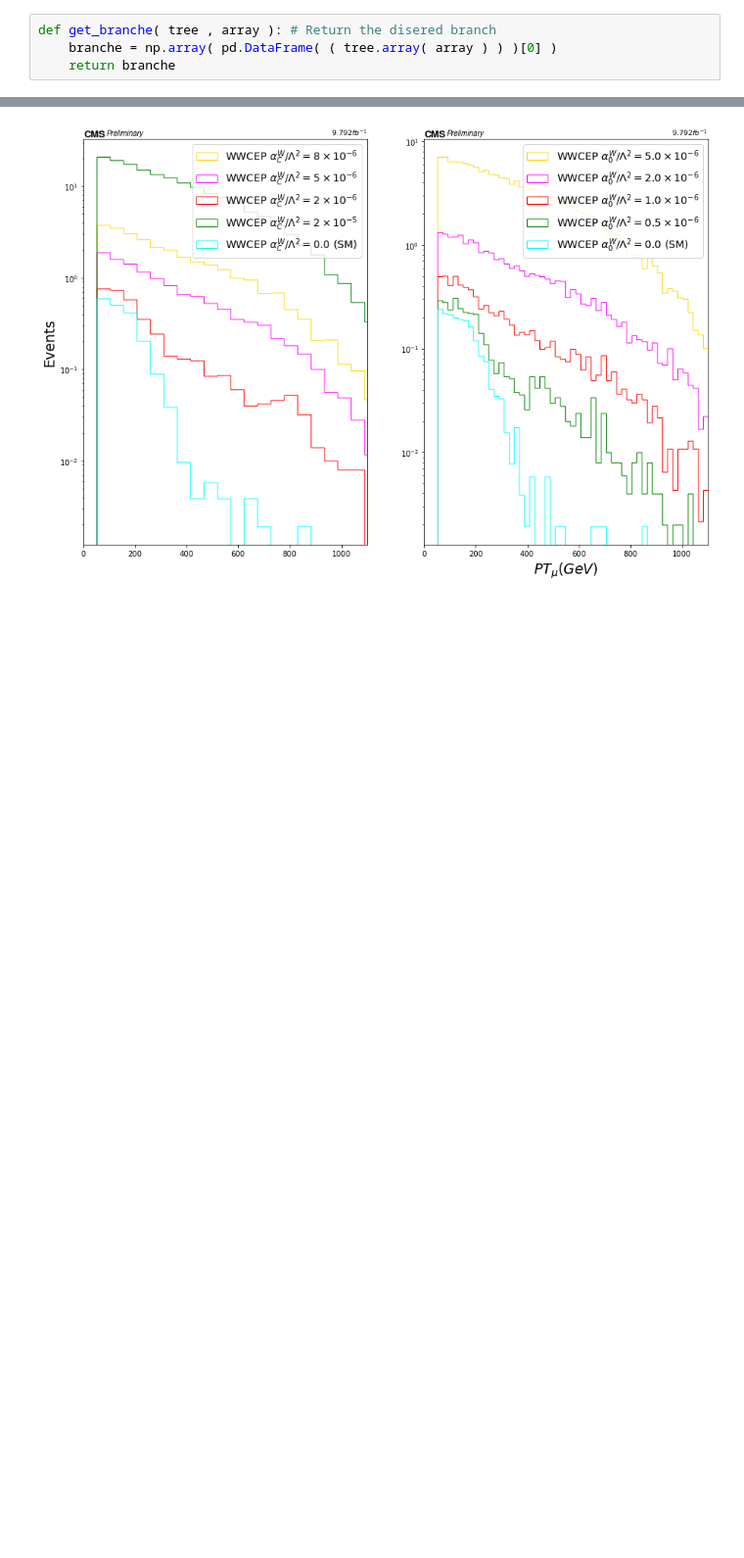
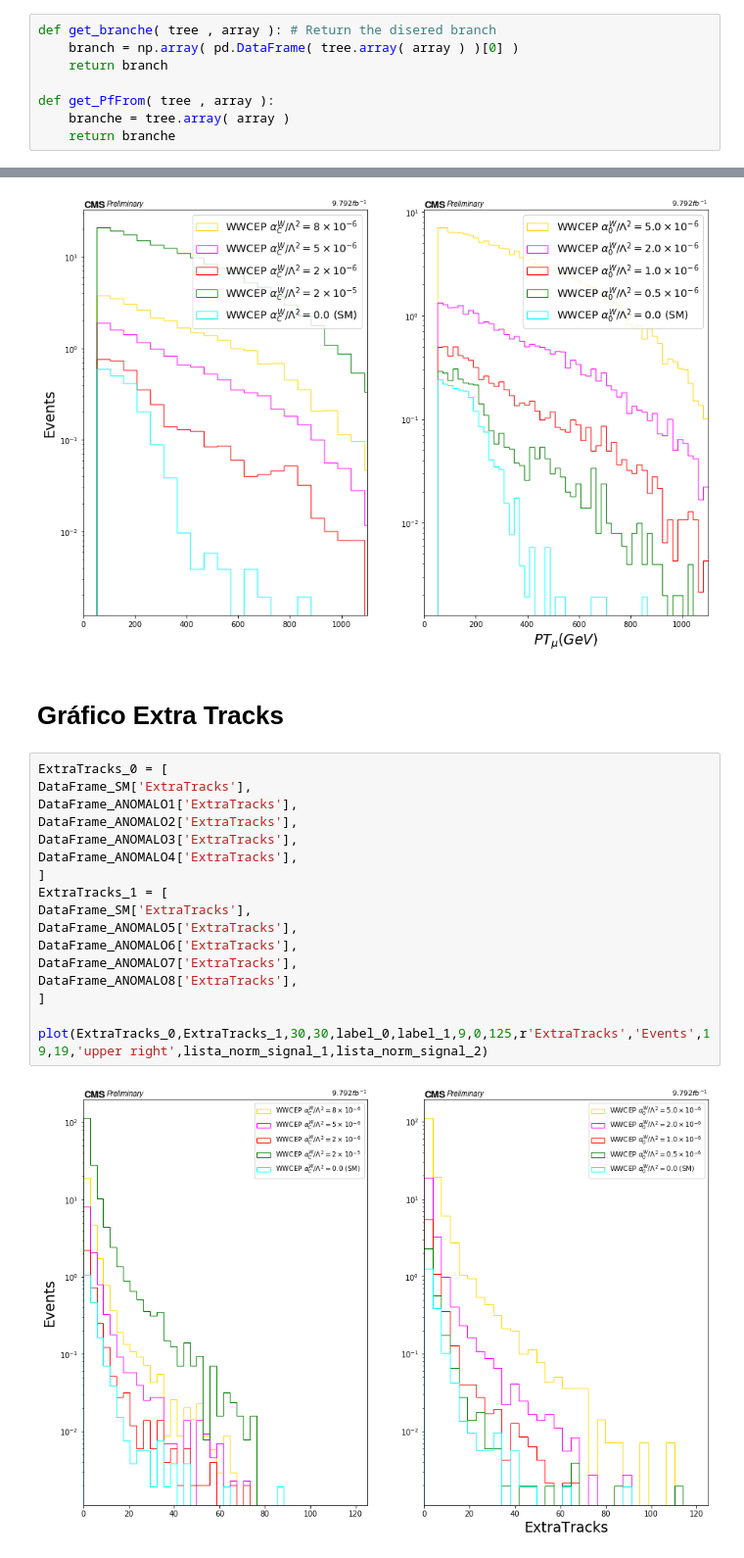
Before and after one commit to teteumac/Acoplamento-Quartico-Anomalo, a Jupyter notebook: AQAg_plot_signal.ipynb, the cells around one changed output, grey strips where cells are left out. Shown at 98% size. Cells and saved outputs as stored; diff of their text form; blank space fills up the shorter version.

```diff
--- a/AQAg_plot_signal.ipynb
+++ b/AQAg_plot_signal.ipynb
@@ -93,7 +94,11 @@ tree_ANOMALO8 = open_files( PATH + ANOMALO8 )
 A função abaixo ( get_branche ) vai retornar um array do branche escolhido, por exemplo muon_pt, jetAK8_pt, jetAK8_prunedMass e etc.
 # %%
 def get_branche( tree , array ): # Return the disered branch
-    branche = np.array( pd.DataFrame( ( tree.array( array ) ) )[0] )
+    branch = np.array( pd.DataFrame( tree.array( array ) )[0] )
+    return branch
+
+def get_PfFrom( tree , array ):
+    branche = tree.array( array )
     return branche
 # %% [markdown]
 A função almir, dedicado ao meu vizinho velho que vem beber café toda tarde comigo, calcula as principais variáveis, como a massa reconstruida do WW, o momento transverso (Pt) do W leptônico, e o DeltaPhi entre jatos/MET e W_leptônico/W_hadrônico. Para fazer tais calculos, eu utilizo o TLorentzVector atribuida ao Python, que está inserida no uproot_methods, biblioteca está que é importarda na primeira célula.
@@ -510,3 +537,24 @@ DataFrame_ANOMALO8['muon_pt'],
 plot(muon_pt_0,muon_pt_1,1900,1800,label_0,label_1,14,0,1100,r'$PT_{\mu}(GeV)$','Events',19,19,'upper right',lista_norm_signal_1,lista_norm_signal_2)
 # %% [output]
 [figure]
+# %% [markdown]
+# Gráfico Extra Tracks
+# %%
+ExtraTracks_0 = [
+DataFrame_SM['ExtraTracks'],
+DataFrame_ANOMALO1['ExtraTracks'],
+DataFrame_ANOMALO2['ExtraTracks'],
+DataFrame_ANOMALO3['ExtraTracks'],
+DataFrame_ANOMALO4['ExtraTracks'],
+]
+ExtraTracks_1 = [
+DataFrame_SM['ExtraTracks'],
+DataFrame_ANOMALO5['ExtraTracks'],
+DataFrame_ANOMALO6['ExtraTracks'],
+DataFrame_ANOMALO7['ExtraTracks'],
+DataFrame_ANOMALO8['ExtraTracks'],
+]
+
+plot(ExtraTracks_0,ExtraTracks_1,30,30,label_0,label_1,9,0,125,r'ExtraTracks','Events',19,19,'upper right',lista_norm_signal_1,lista_norm_signal_2)
+# %% [output]
+[figure, added]
```
Also changed, not shown: parts of 6 cells of this notebook.
